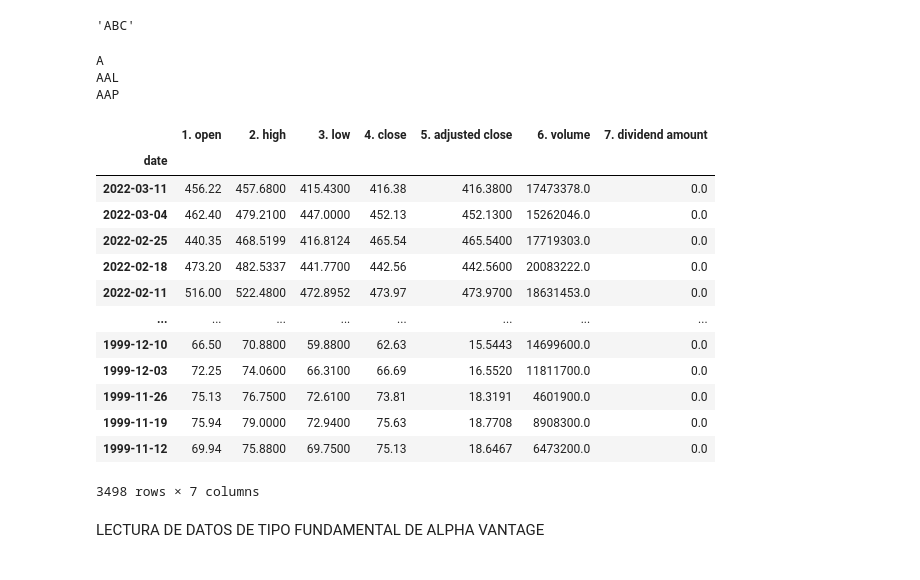
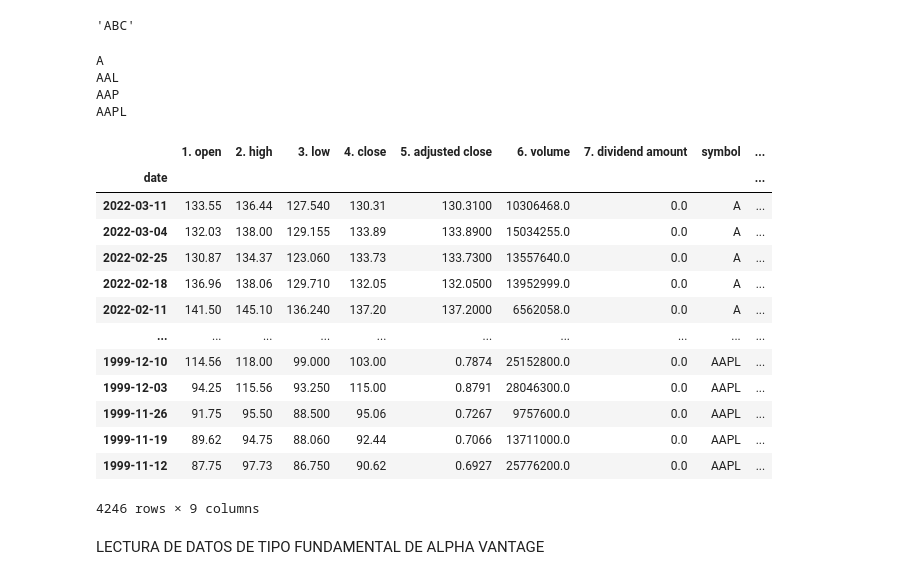
Before and after one commit to ferranfont/sp500, a Jupyter notebook: feed_sql.ipynb, the cells around one changed output. Drawn from its saved outputs; the diff is of its cells as text; code cells hidden in the pictures.

```diff
--- a/feed_sql.ipynb
+++ b/feed_sql.ipynb
@@ -125,37 +125,37 @@ acciones_full['symbol'].loc[5]
 # %%
 bridge1 = pd.DataFrame()
 
-for i in range(len(acciones_full))[:3]:
+for i in range(len(acciones_full))[:4]:
   symbol = acciones_full['symbol'].loc[i]
   print(symbol)
 
-  simbolo = 'ADBE'
-  data = ts.get_weekly_adjusted(simbolo)
-  #datos =data[0]
+  data = ts.get_weekly_adjusted(symbol)
 
   datos9 =data[0]
+  datos9['symbol'] = acciones_full['symbol'].loc[i]
+  datos9['companyName'] = acciones_full['companyName'].loc[i]
   bridge1 = bridge1.append([datos9])
 
-
 bridge1
 # %% [output]
 A
 AAL
 AAP
+AAPL
-|  | 1. open | 2. high | 3. low | 4. close | 5. adjusted close | 6. volume | 7. dividend amount |
-| date |  |  |  |  |  |  |  |
-| 2022-03-11 | 456.22 | 457.6800 | 415.4300 | 416.38 | 416.3800 | 17473378.0 | 0.0 |
-| 2022-03-04 | 462.40 | 479.2100 | 447.0000 | 452.13 | 452.1300 | 15262046.0 | 0.0 |
-| 2022-02-25 | 440.35 | 468.5199 | 416.8124 | 465.54 | 465.5400 | 17719303.0 | 0.0 |
-| 2022-02-18 | 473.20 | 482.5337 | 441.7700 | 442.56 | 442.5600 | 20083222.0 | 0.0 |
-| 2022-02-11 | 516.00 | 522.4800 | 472.8952 | 473.97 | 473.9700 | 18631453.0 | 0.0 |
-| ... | ... | ... | ... | ... | ... | ... | ... |
-| 1999-12-10 | 66.50 | 70.8800 | 59.8800 | 62.63 | 15.5443 | 14699600.0 | 0.0 |
-| 1999-12-03 | 72.25 | 74.0600 | 66.3100 | 66.69 | 16.5520 | 11811700.0 | 0.0 |
-| 1999-11-26 | 75.13 | 76.7500 | 72.6100 | 73.81 | 18.3191 | 4601900.0 | 0.0 |
-| 1999-11-19 | 75.94 | 79.0000 | 72.9400 | 75.63 | 18.7708 | 8908300.0 | 0.0 |
-| 1999-11-12 | 69.94 | 75.8800 | 69.7500 | 75.13 | 18.6467 | 6473200.0 | 0.0 |
+|  | 1. open | 2. high | 3. low | 4. close | 5. adjusted close | 6. volume | 7. dividend amount | symbol | ... |
+| date |  |  |  |  |  |  |  |  | ... |
+| 2022-03-11 | 133.55 | 136.44 | 127.540 | 130.31 | 130.3100 | 10306468.0 | 0.0 | A | ... |
+| 2022-03-04 | 132.03 | 138.00 | 129.155 | 133.89 | 133.8900 | 15034255.0 | 0.0 | A | ... |
+| 2022-02-25 | 130.87 | 134.37 | 123.060 | 133.73 | 133.7300 | 13557640.0 | 0.0 | A | ... |
+| 2022-02-18 | 136.96 | 138.06 | 129.710 | 132.05 | 132.0500 | 13952999.0 | 0.0 | A | ... |
+| 2022-02-11 | 141.50 | 145.10 | 136.240 | 137.20 | 137.2000 | 6562058.0 | 0.0 | A | ... |
+| ... | ... | ... | ... | ... | ... | ... | ... | ... | ... |
+| 1999-12-10 | 114.56 | 118.00 | 99.000 | 103.00 | 0.7874 | 25152800.0 | 0.0 | AAPL | ... |
+| 1999-12-03 | 94.25 | 115.56 | 93.250 | 115.00 | 0.8791 | 28046300.0 | 0.0 | AAPL | ... |
+| 1999-11-26 | 91.75 | 95.50 | 88.500 | 95.06 | 0.7267 | 9757600.0 | 0.0 | AAPL | ... |
+| 1999-11-19 | 89.62 | 94.75 | 88.060 | 92.44 | 0.7066 | 13711000.0 | 0.0 | AAPL | ... |
+| 1999-11-12 | 87.75 | 97.73 | 86.750 | 90.62 | 0.6927 | 25776200.0 | 0.0 | AAPL | ... |
-3498 rows × 7 columns
+4246 rows × 9 columns
 # %% [markdown]
 LECTURA DE DATOS DE TIPO FUNDAMENTAL DE ALPHA VANTAGE
 # %%
```
